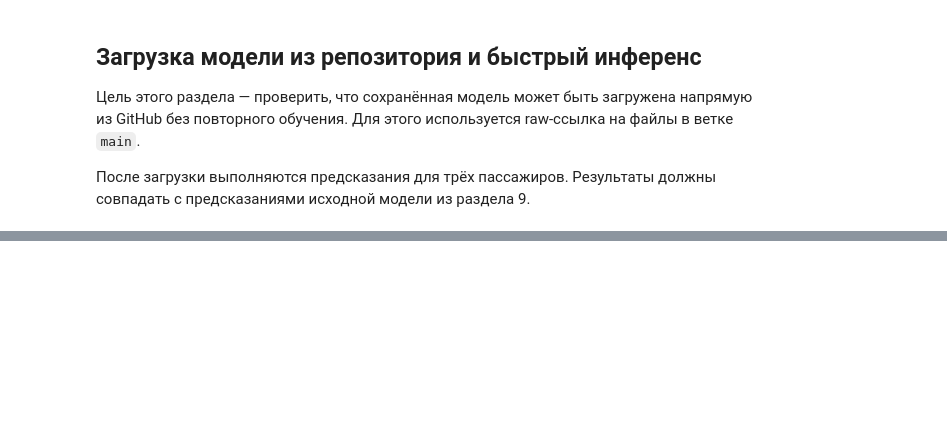
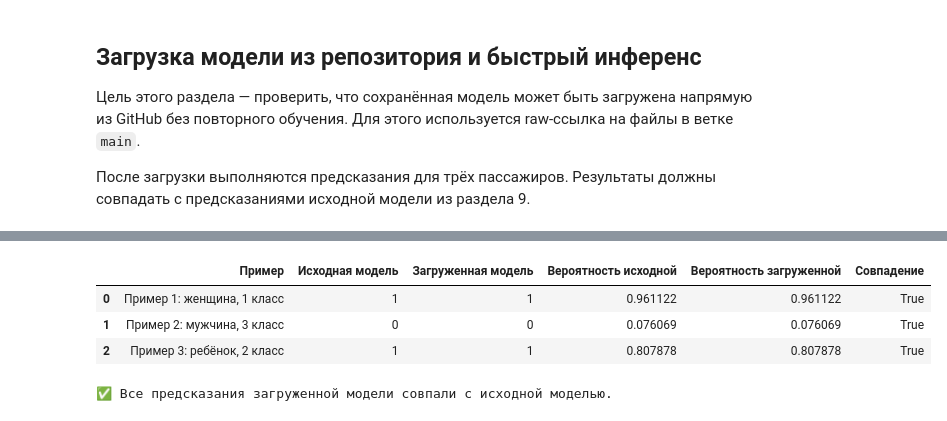
Before and after one commit to max10puzo/ml-course-isaev-, a Jupyter notebook: module-1-titanic/notebook.ipynb, the cells around one changed output, grey strips where cells are left out. Drawn from its saved outputs; the diff is of its cells as text; code cells hidden in the pictures; blank space fills up the shorter version.

```diff
--- a/module-1-titanic/notebook.ipynb
+++ b/module-1-titanic/notebook.ipynb
@@ -1329,0 +1392,60 @@ print("✅ Модели, трансформеры, признаки и метр
+# %%
+# Берём первые три профиля из демонстрационных примеров.
+passengers_for_remote_check = passenger_examples[:3]
+
+# Создаём список для результатов проверки.
+remote_check_results = []
+
+# Проверяем прогнозы каждого из трёх пассажиров.
+for example in passengers_for_remote_check:
+
+    # Извлекаем данные пассажира.
+    passenger_data = example["data"]
+
+    # Получаем прогноз исходной модели.
+    original_prediction, original_probability = predict_passenger(
+        passenger_data,
+        lr_model,
+        scaler,
+        feature_cols,
+        le_sex,
+        use_scaling=True
+    )
+
+    # Получаем прогноз загруженной из GitHub модели.
+    loaded_prediction, loaded_probability = predict_passenger(
+        passenger_data,
+        lr_model_loaded,
+        scaler_loaded,
+        feature_cols_loaded,
+        le_sex_loaded,
+        use_scaling=True
+    )
+
+    # Добавляем результаты сравнения в список.
+    remote_check_results.append({
+        "Пример": example["name"],
+        "Исходная модель": original_prediction,
+        "Загруженная модель": loaded_prediction,
+        "Вероятность исходной": round(original_probability, 6),
+        "Вероятность загруженной": round(loaded_probability, 6),
+        "Совпадение": original_prediction == loaded_prediction
+    })
+
+# Создаём таблицу проверки.
+remote_check_df = pd.DataFrame(remote_check_results)
+
+# Показываем результаты.
+display(remote_check_df)
+
+# Проверяем, совпали ли предсказания для всех пассажиров.
+assert remote_check_df["Совпадение"].all(), "Предсказания не совпали."
+
+# Выводим успешное сообщение.
+print("✅ Все предсказания загруженной модели совпали с исходной моделью.")
+# %% [output]
+|  | Пример | Исходная модель | Загруженная модель | Вероятность исходной | Вероятность загруженной | Совпадение |
+| 0 | Пример 1: женщина, 1 класс | 1 | 1 | 0.961122 | 0.961122 | True |
+| 1 | Пример 2: мужчина, 3 класс | 0 | 0 | 0.076069 | 0.076069 | True |
+| 2 | Пример 3: ребёнок, 2 класс | 1 | 1 | 0.807878 | 0.807878 | True |
+✅ Все предсказания загруженной модели совпали с исходной моделью.
```
Also changed, not shown: parts of 6 cells of this notebook, 2 other files.
